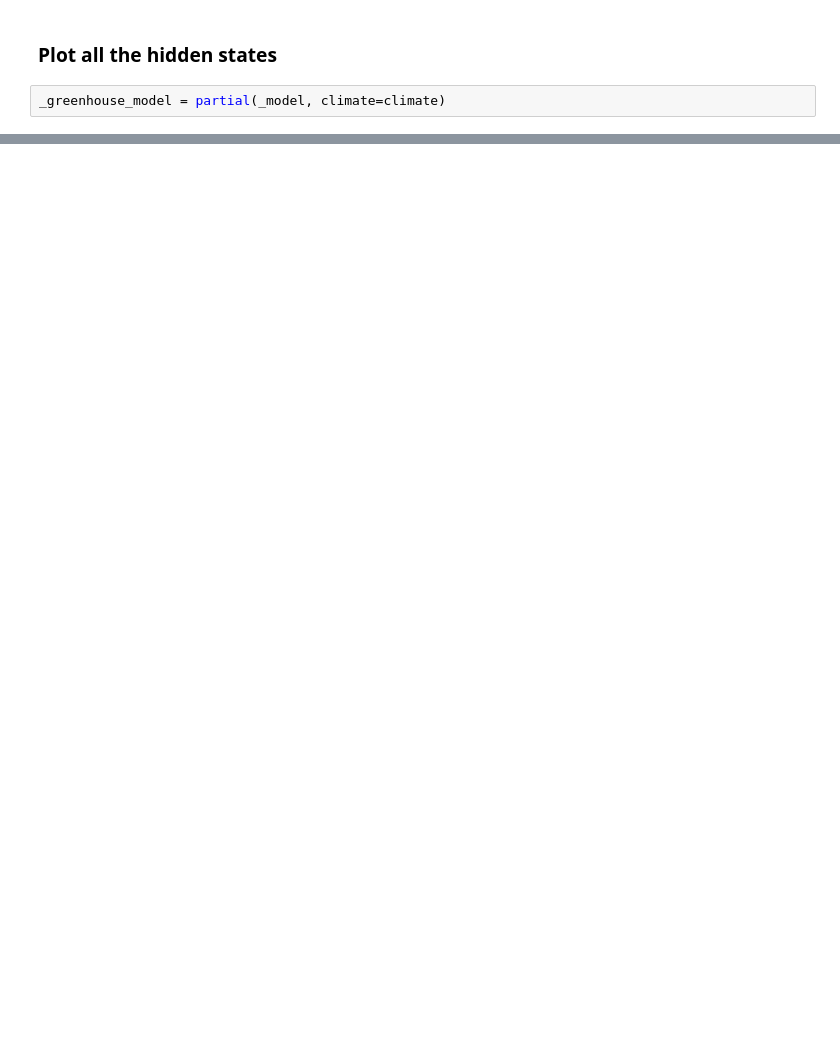
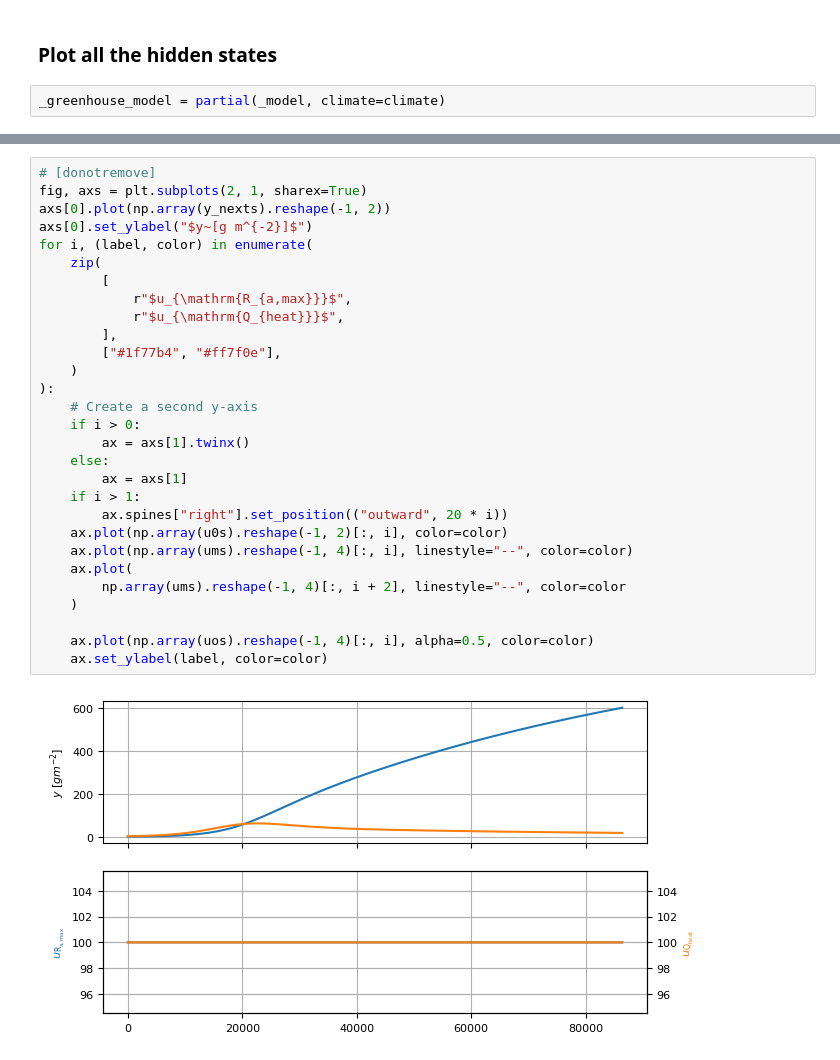
Before and after one commit to MarekWadinger/ecompc-greenhouse-platform, a Jupyter notebook: greenhouse_model.ipynb, the cells around one changed output, grey strips where cells are left out. Cells and saved outputs as stored; diff of their text form; blank space fills up the shorter version.

```diff
--- a/greenhouse_model.ipynb
+++ b/greenhouse_model.ipynb
@@ -288,0 +259,31 @@ for _ in range(50):
+# %%
+# [donotremove]
+fig, axs = plt.subplots(2, 1, sharex=True)
+axs[0].plot(np.array(y_nexts).reshape(-1, 2))
+axs[0].set_ylabel("$y~[g m^{-2}]$")
+for i, (label, color) in enumerate(
+    zip(
+        [
+            r"$u_{\mathrm{R_{a,max}}}$",
+            r"$u_{\mathrm{Q_{heat}}}$",
+        ],
+        ["#1f77b4", "#ff7f0e"],
+    )
+):
+    # Create a second y-axis
+    if i > 0:
+        ax = axs[1].twinx()
+    else:
+        ax = axs[1]
+    if i > 1:
+        ax.spines["right"].set_position(("outward", 20 * i))
+    ax.plot(np.array(u0s).reshape(-1, 2)[:, i], color=color)
+    ax.plot(np.array(ums).reshape(-1, 4)[:, i], linestyle="--", color=color)
+    ax.plot(
+        np.array(ums).reshape(-1, 4)[:, i + 2], linestyle="--", color=color
+    )
+
+    ax.plot(np.array(uos).reshape(-1, 4)[:, i], alpha=0.5, color=color)
+    ax.set_ylabel(label, color=color)
+# %% [output]
+[figure, added]
```
Also changed, not shown: parts of 8 cells of this notebook, 2 other files.
